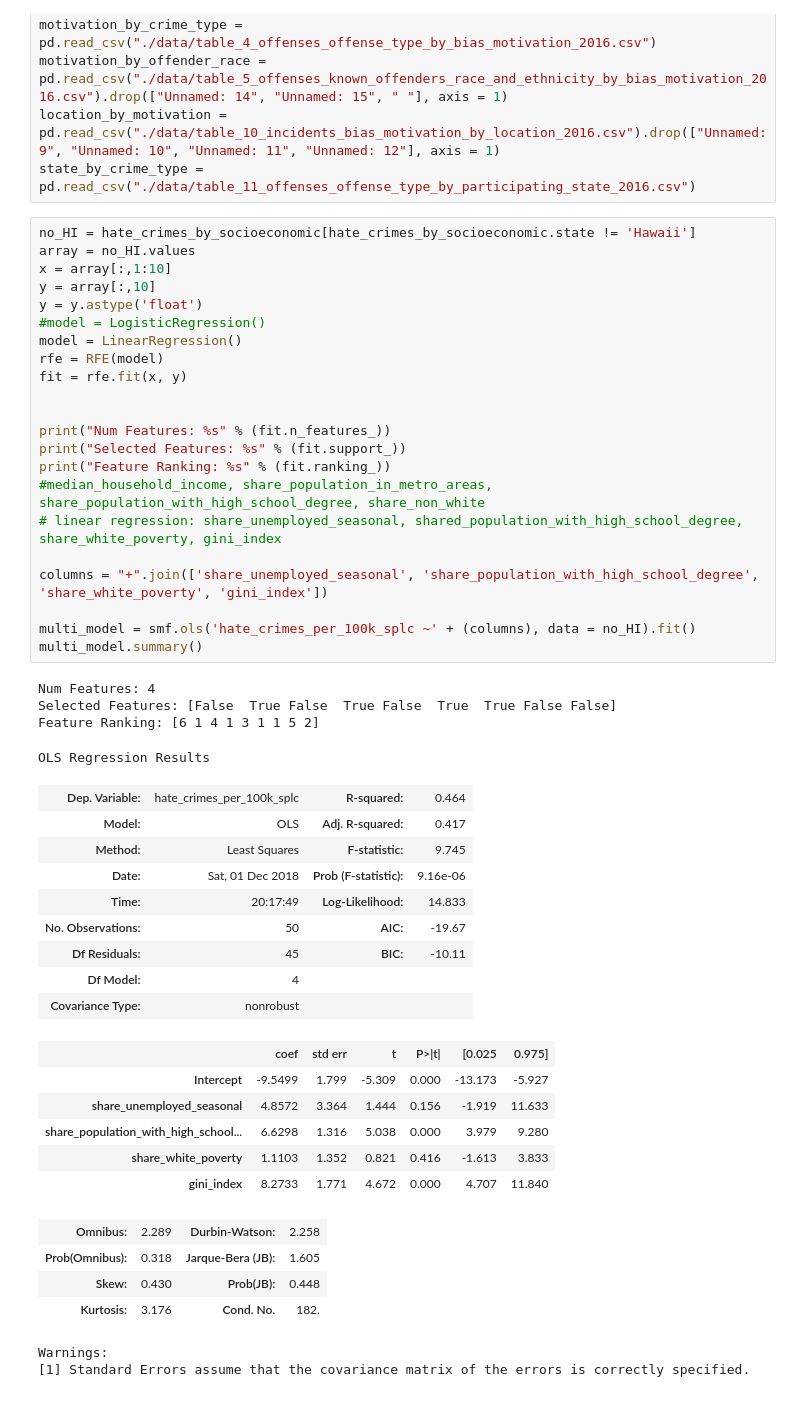
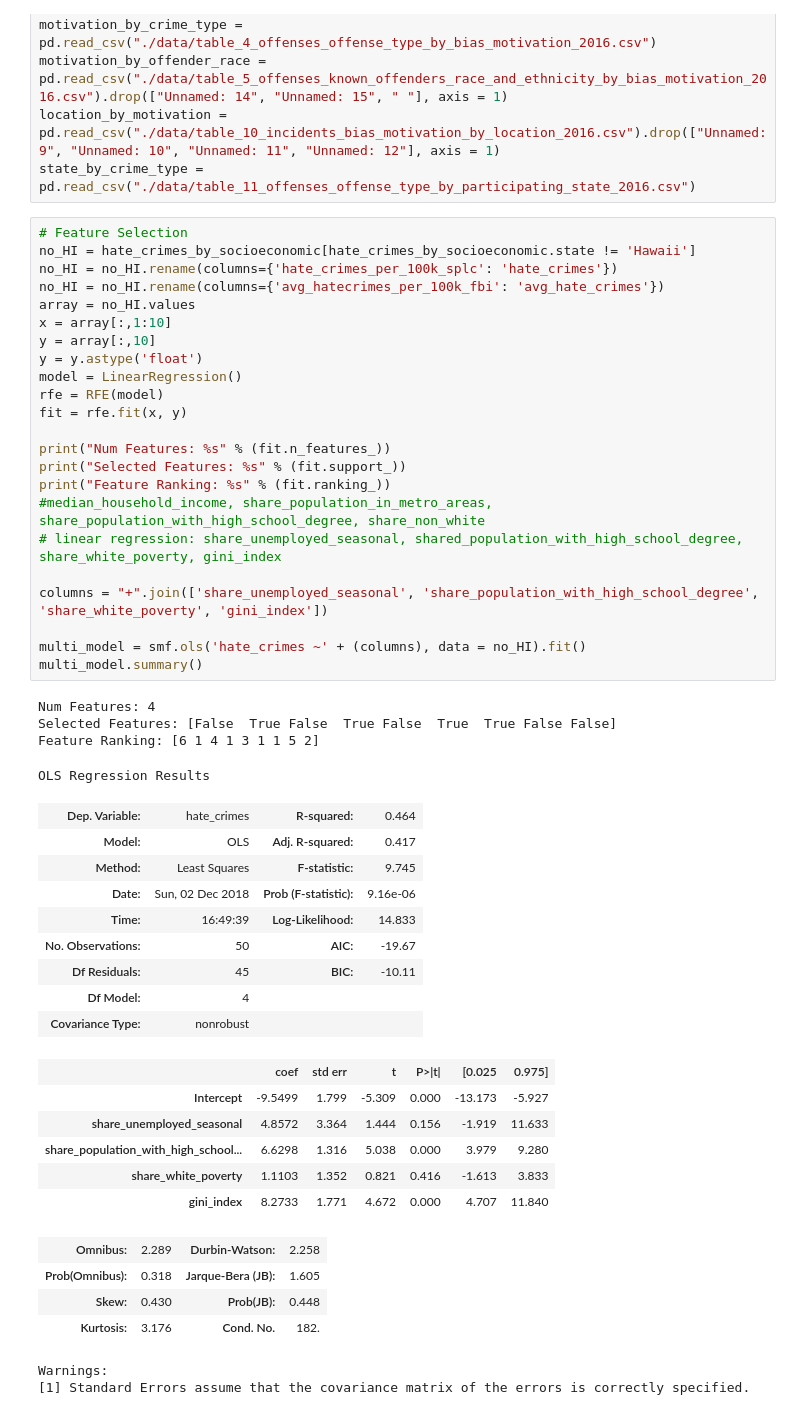
Before and after one commit to caseyahlan/hatecrimes-finalproject, a Jupyter notebook: statistical modeling.ipynb, the cells around one changed output. Drawn from its saved outputs; the diff is of its cells as text.

Commit message:
more modeling

```diff
--- a/statistical modeling.ipynb
+++ b/statistical modeling.ipynb
@@ -18,37 +18,38 @@ motivation_by_offender_race = pd.read_csv("./data/table_5_offenses_known_offende
 location_by_motivation = pd.read_csv("./data/table_10_incidents_bias_motivation_by_location_2016.csv").drop(["Unnamed: 9", "Unnamed: 10", "Unnamed: 11", "Unnamed: 12"], axis = 1)
 state_by_crime_type = pd.read_csv("./data/table_11_offenses_offense_type_by_participating_state_2016.csv")
 # %%
+# Feature Selection
 no_HI = hate_crimes_by_socioeconomic[hate_crimes_by_socioeconomic.state != 'Hawaii']
+no_HI = no_HI.rename(columns={'hate_crimes_per_100k_splc': 'hate_crimes'})
+no_HI = no_HI.rename(columns={'avg_hatecrimes_per_100k_fbi': 'avg_hate_crimes'})
 array = no_HI.values
 x = array[:,1:10]
 y = array[:,10]
 y = y.astype('float')
-#model = LogisticRegression()
 model = LinearRegression()
 rfe = RFE(model)
 fit = rfe.fit(x, y)
-
 
 print("Num Features: %s" % (fit.n_features_))
 print("Selected Features: %s" % (fit.support_))
 print("Feature Ranking: %s" % (fit.ranking_))
 #median_household_income, share_population_in_metro_areas, share_population_with_high_school_degree, share_non_white
 # linear regression: share_unemployed_seasonal, shared_population_with_high_school_degree, share_white_poverty, gini_index
 
 columns = "+".join(['share_unemployed_seasonal', 'share_population_with_high_school_degree', 'share_white_poverty', 'gini_index'])
 
-multi_model = smf.ols('hate_crimes_per_100k_splc ~' + (columns), data = no_HI).fit()
+multi_model = smf.ols('hate_crimes ~' + (columns), data = no_HI).fit()
 multi_model.summary()
 # %% [output]
 Num Features: 4
 Selected Features: [False  True False  True False  True  True False False]
 Feature Ranking: [6 1 4 1 3 1 1 5 2]
 OLS Regression Results
-| Dep. Variable: | hate_crimes_per_100k_splc | R-squared: | 0.464 |
+| Dep. Variable: | hate_crimes | R-squared: | 0.464 |
 | Model: | OLS | Adj. R-squared: | 0.417 |
 | Method: | Least Squares | F-statistic: | 9.745 |
-| Date: | Sat, 01 Dec 2018 | Prob (F-statistic): | 9.16e-06 |
-| Time: | 20:17:49 | Log-Likelihood: | 14.833 |
+| Date: | Sun, 02 Dec 2018 | Prob (F-statistic): | 9.16e-06 |
+| Time: | 16:49:39 | Log-Likelihood: | 14.833 |
 | No. Observations: | 50 | AIC: | -19.67 |
 | Df Residuals: | 45 | BIC: | -10.11 |
 | Df Model: | 4 |  |  |
```
Also changed, not shown: parts of 11 cells of this notebook, 1 other file.
